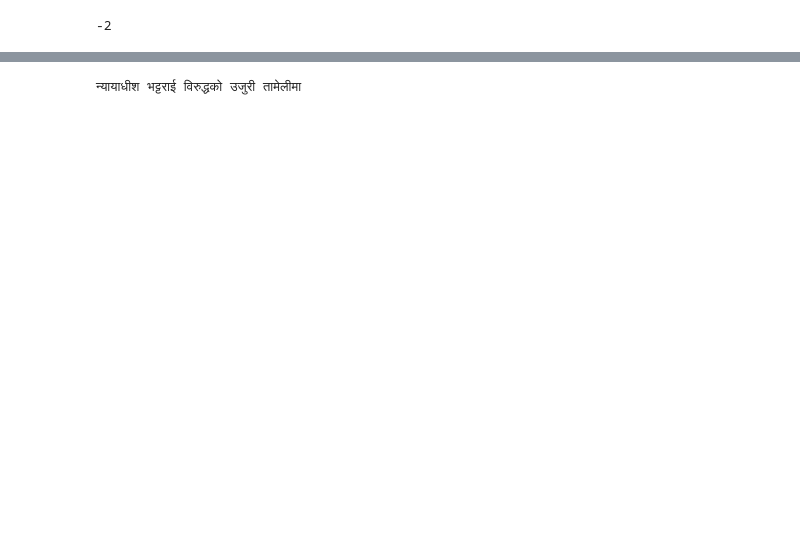
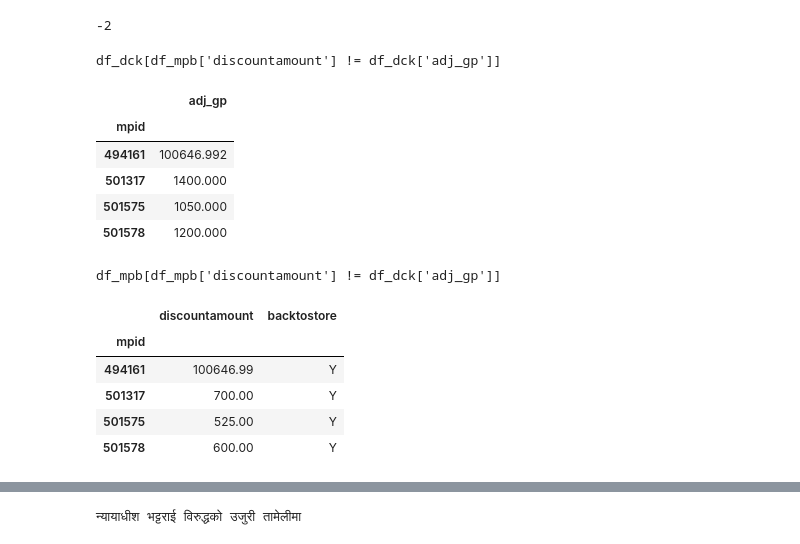
Before and after one commit to sutumeoluoi/PyProject_Remote, a Jupyter notebook: 3.4 - My Notebook.ipynb, the cells around one changed output, grey strips where cells are left out. Drawn from its saved outputs; the diff is of its cells as text; code cells hidden in the pictures; blank space fills up the shorter version.

```diff
--- a/3.4 - My Notebook.ipynb
+++ b/3.4 - My Notebook.ipynb
@@ -4,0 +8,17 @@
+# %%
+class display:
+    """Display HTML representation of multiple objects"""
+    template = """<div style="float: left; padding: 10px;">
+    <p style='font-family:"Courier New", Courier, monospace'>{0}</p>{1}
+    </div>"""
+
+    def __init__(self, *args):
+        self.args = args
+
+    def _repr_html_(self):
+        return '\n'.join(self.template.format(a, eval(a)._repr_html_())
+                     for a in self.args)
+
+    def __repr__(self):
+        return '\n\n'.join(a + '\n' + repr(eval(a))
+                       for a in self.args)
@@ -4,0 +28,27 @@
+# %%
+# df_mpb = dp_mpb.set_index('mpid')
+# df_nmp = dp_nmp.set_index('mpid')
+# df_mpb.head(), dp_dck.head()
+# df_comp = df_dck.merge(df_mpb, sort=True, left_index=True, right_index=True)
+# df_result = df_comp['adj_gp'] != df_comp['discountamount'] #no need. doing directly as below
+# df_result[df_result.values == True] #no need. doing directly as below
+# dp_comp[df_comp['adj_gp'] != df_comp['discountamount']]
+# df_mpb[df_mpb['discountamount'] != df_dck['adj_gp']] #w/ merge, found variance, but show only one side
+# display('df_dck.head()', 'df_mpb.head()')
+# display('df_dck', 'df_mpb[[\'discountamount\']]')
+display("df_dck[df_mpb['discountamount'] != df_dck['adj_gp']]", "df_mpb[df_mpb['discountamount'] != df_dck['adj_gp']]")
+# %% [output]
+df_dck[df_mpb['discountamount'] != df_dck['adj_gp']]
+|  | adj_gp |
+| mpid |  |
+| 494161 | 100646.992 |
+| 501317 | 1400.000 |
+| 501575 | 1050.000 |
+| 501578 | 1200.000 |
+df_mpb[df_mpb['discountamount'] != df_dck['adj_gp']]
+|  | discountamount | backtostore |
+| mpid |  |  |
+| 494161 | 100646.99 | Y |
+| 501317 | 700.00 | Y |
+| 501575 | 525.00 | Y |
+| 501578 | 600.00 | Y |
```
Also changed, not shown: parts of 7 cells of this notebook, 1 other file.
